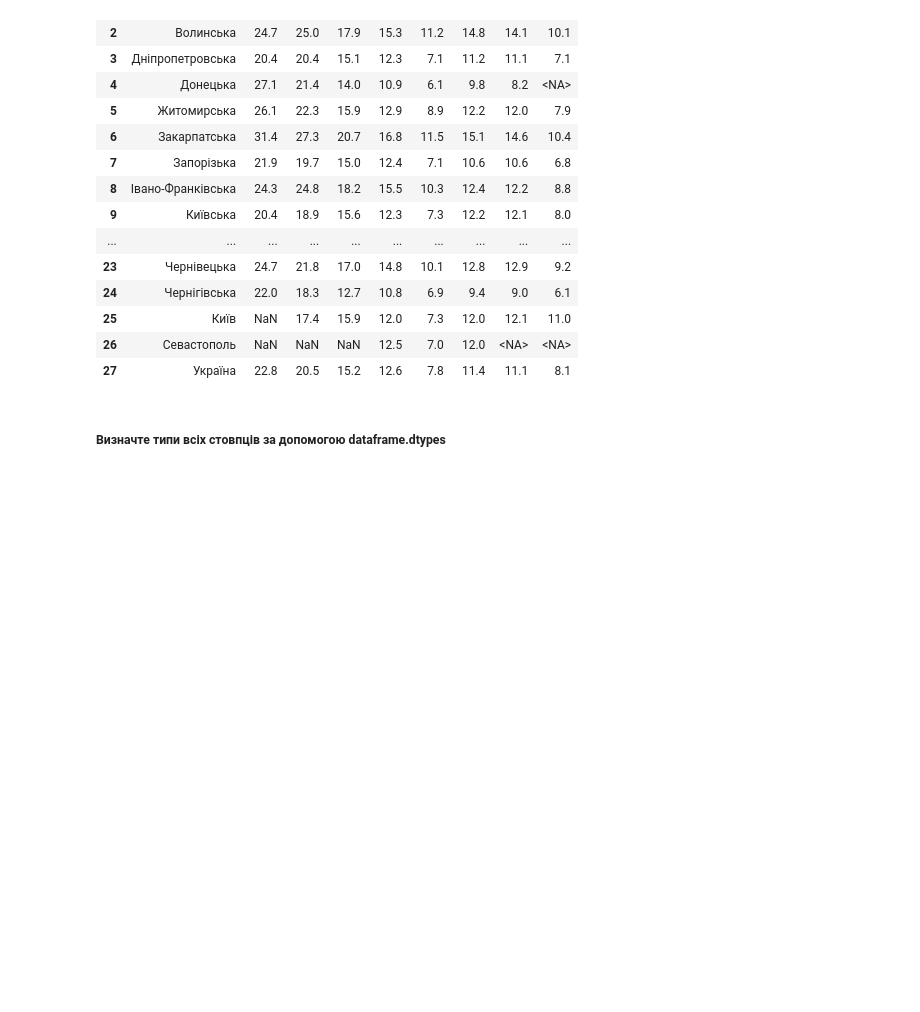
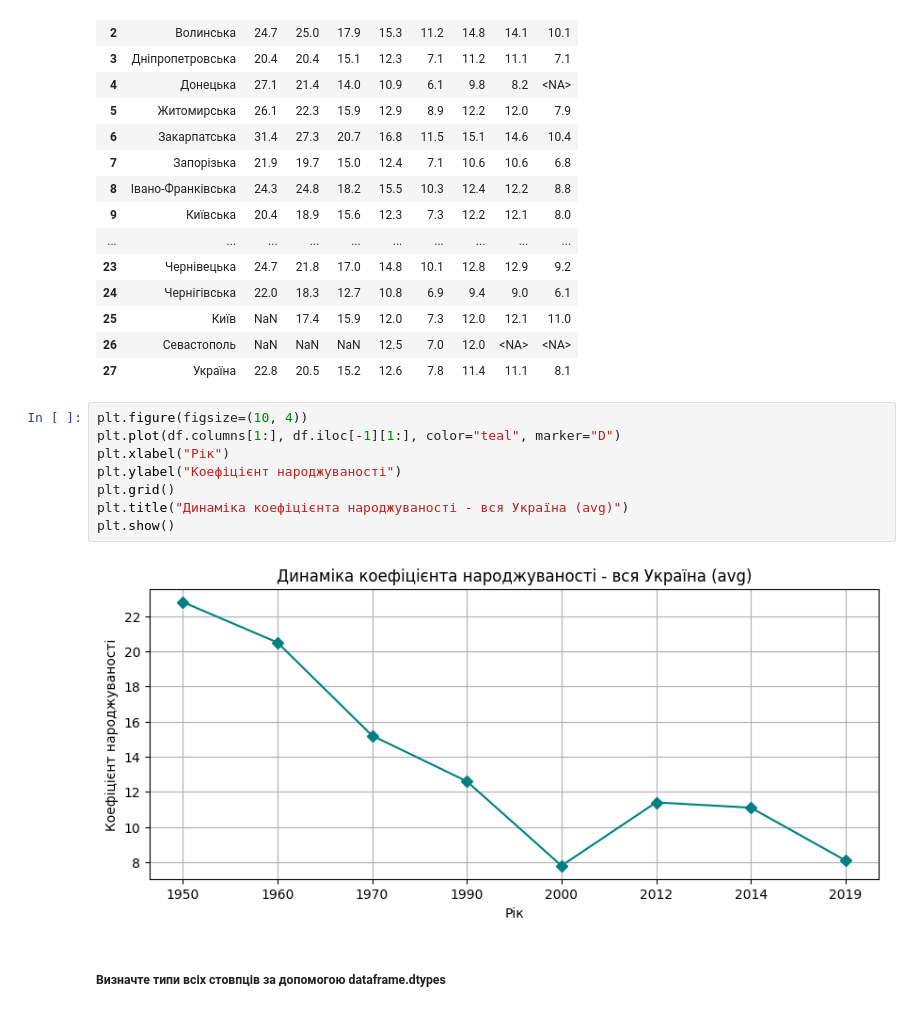
Before and after one commit to KyryloChalov/DS, a Jupyter notebook: HW_02/Hw2.1.ipynb, the cells around one changed output. Cells and saved outputs as stored; diff of their text form; blank space fills up the shorter version.

```diff
--- a/HW_02/Hw2.1.ipynb
+++ b/HW_02/Hw2.1.ipynb
@@ -57,6 +57,16 @@ df
 | 25 | Київ | NaN | 17.4 | 15.9 | 12.0 | 7.3 | 12.0 | 12.1 | 11.0 |
 | 26 | Севастополь | NaN | NaN | NaN | 12.5 | 7.0 | 12.0 | <NA> | <NA> |
 | 27 | Україна | 22.8 | 20.5 | 15.2 | 12.6 | 7.8 | 11.4 | 11.1 | 8.1 |
+# %%
+plt.figure(figsize=(10, 4))
+plt.plot(df.columns[1:], df.iloc[-1][1:], color="teal", marker="D")
+plt.xlabel("Рік")
+plt.ylabel("Коефіцієнт народжуваності")
+plt.grid()
+plt.title("Динаміка коефіцієнта народжуваності - вся Україна (avg)")
+plt.show()
+# %% [output]
+[figure, added]
 # %% [markdown]
 ##### Визначте типи всіх стовпців за допомогою dataframe.dtypes
 # %%
```
Also changed, not shown: parts of 3 cells of this notebook.
